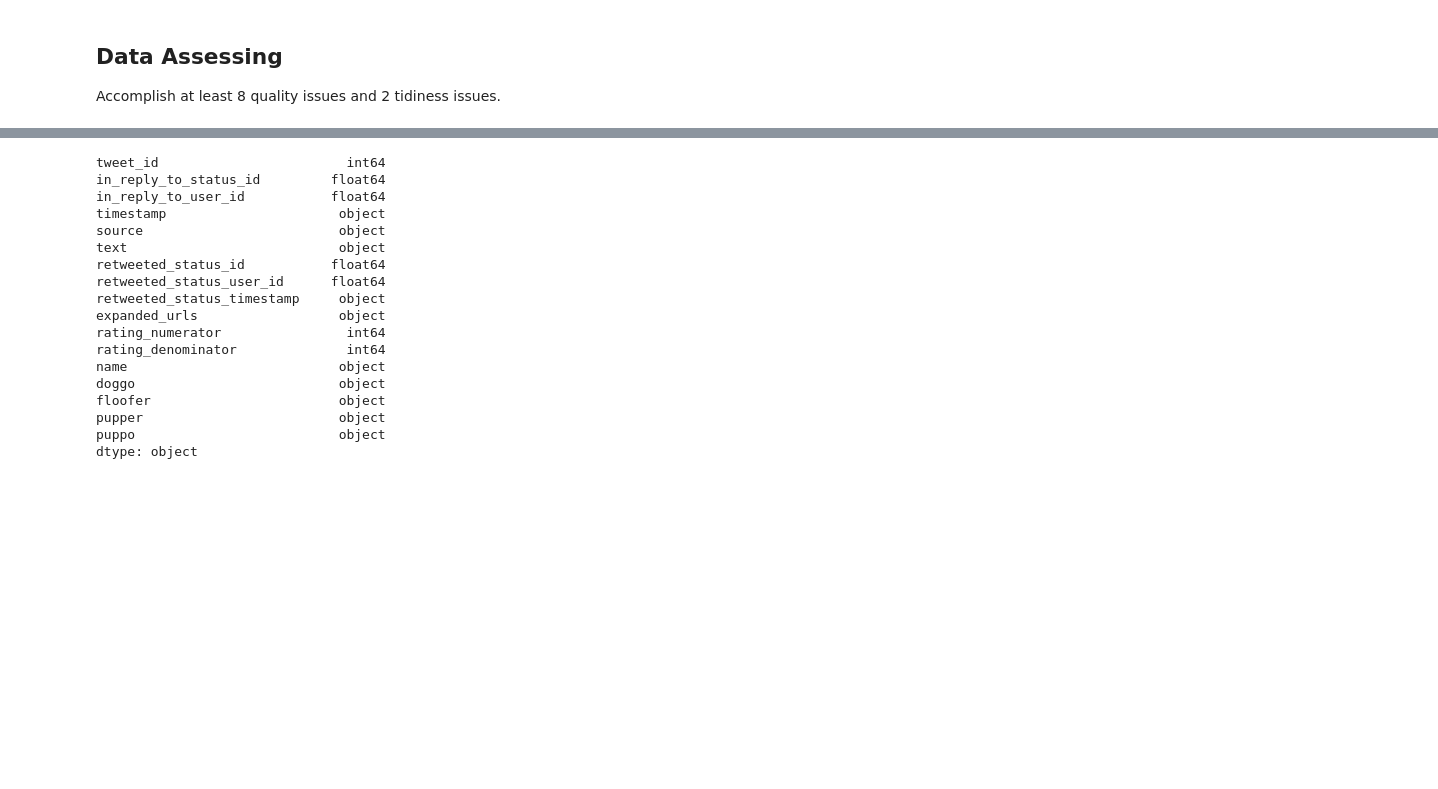
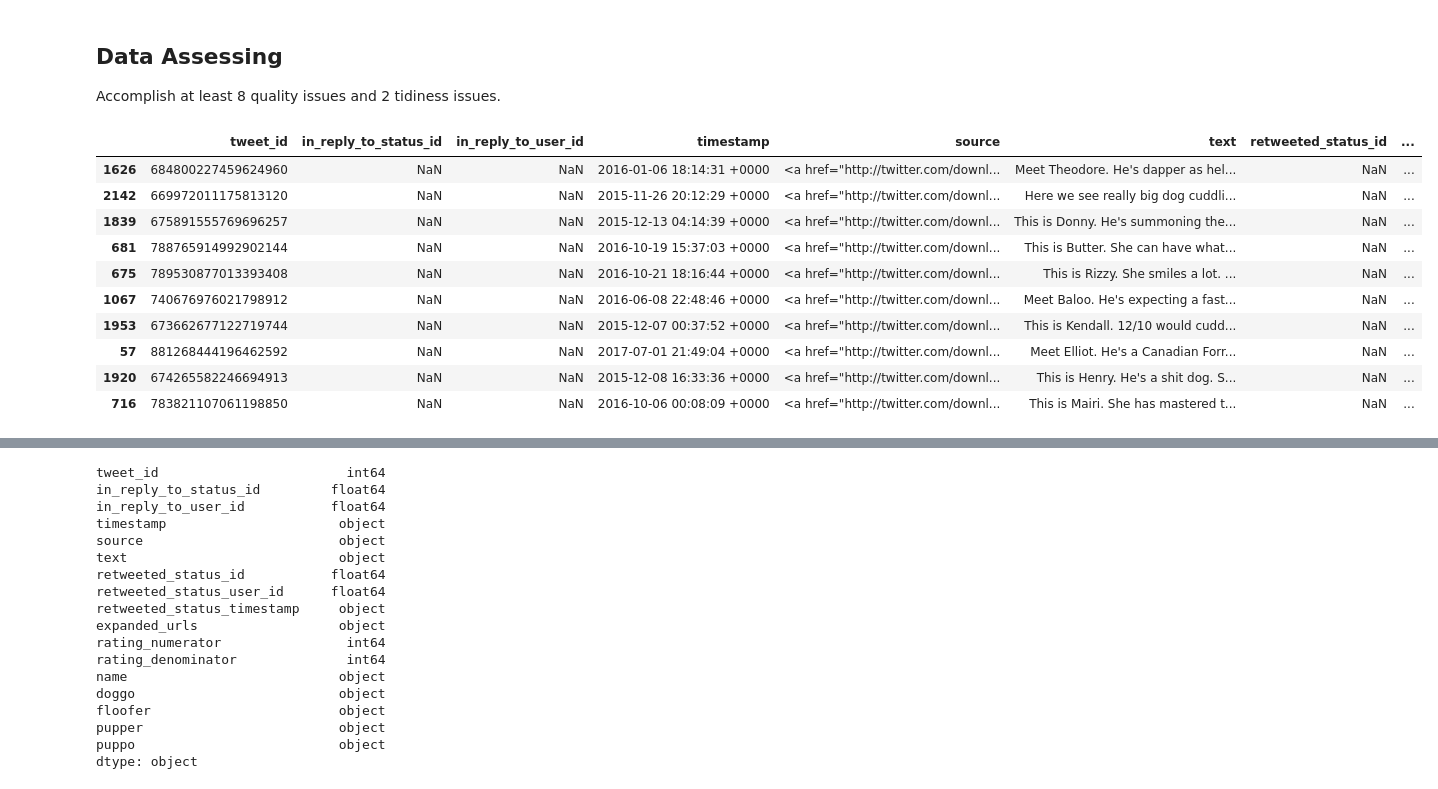
Before and after one commit to YestinYang/Learning-Path, a Jupyter notebook: Projects/WeRateDogs/wrangle_act.ipynb, the cells around one changed output, grey strips where cells are left out. Drawn from its saved outputs; the diff is of its cells as text; code cells hidden in the pictures; blank space fills up the shorter version.

```diff
--- a/Projects/WeRateDogs/wrangle_act.ipynb
+++ b/Projects/WeRateDogs/wrangle_act.ipynb
@@ -159,3 +159,17 @@ Corresponding to three targets,
 ## Data Assessing
 
 Accomplish at least 8 quality issues and 2 tidiness issues.
+# %%
+twitter_archive_enhanced.sample(10)
+# %% [output]
+|  | tweet_id | in_reply_to_status_id | in_reply_to_user_id | timestamp | source | text | retweeted_status_id | ... |
+| 1626 | 684800227459624960 | NaN | NaN | 2016-01-06 18:14:31 +0000 | <a href="http://twitter.com/downl... | Meet Theodore. He's dapper as hel... | NaN | ... |
+| 2142 | 669972011175813120 | NaN | NaN | 2015-11-26 20:12:29 +0000 | <a href="http://twitter.com/downl... | Here we see really big dog cuddli... | NaN | ... |
+| 1839 | 675891555769696257 | NaN | NaN | 2015-12-13 04:14:39 +0000 | <a href="http://twitter.com/downl... | This is Donny. He's summoning the... | NaN | ... |
+| 681 | 788765914992902144 | NaN | NaN | 2016-10-19 15:37:03 +0000 | <a href="http://twitter.com/downl... | This is Butter. She can have what... | NaN | ... |
+| 675 | 789530877013393408 | NaN | NaN | 2016-10-21 18:16:44 +0000 | <a href="http://twitter.com/downl... | This is Rizzy. She smiles a lot. ... | NaN | ... |
+| 1067 | 740676976021798912 | NaN | NaN | 2016-06-08 22:48:46 +0000 | <a href="http://twitter.com/downl... | Meet Baloo. He's expecting a fast... | NaN | ... |
+| 1953 | 673662677122719744 | NaN | NaN | 2015-12-07 00:37:52 +0000 | <a href="http://twitter.com/downl... | This is Kendall. 12/10 would cudd... | NaN | ... |
+| 57 | 881268444196462592 | NaN | NaN | 2017-07-01 21:49:04 +0000 | <a href="http://twitter.com/downl... | Meet Elliot. He's a Canadian Forr... | NaN | ... |
+| 1920 | 674265582246694913 | NaN | NaN | 2015-12-08 16:33:36 +0000 | <a href="http://twitter.com/downl... | This is Henry. He's a shit dog. S... | NaN | ... |
+| 716 | 783821107061198850 | NaN | NaN | 2016-10-06 00:08:09 +0000 | <a href="http://twitter.com/downl... | This is Mairi. She has mastered t... | NaN | ... |
```
Also changed, not shown: parts of 26 cells of this notebook.
